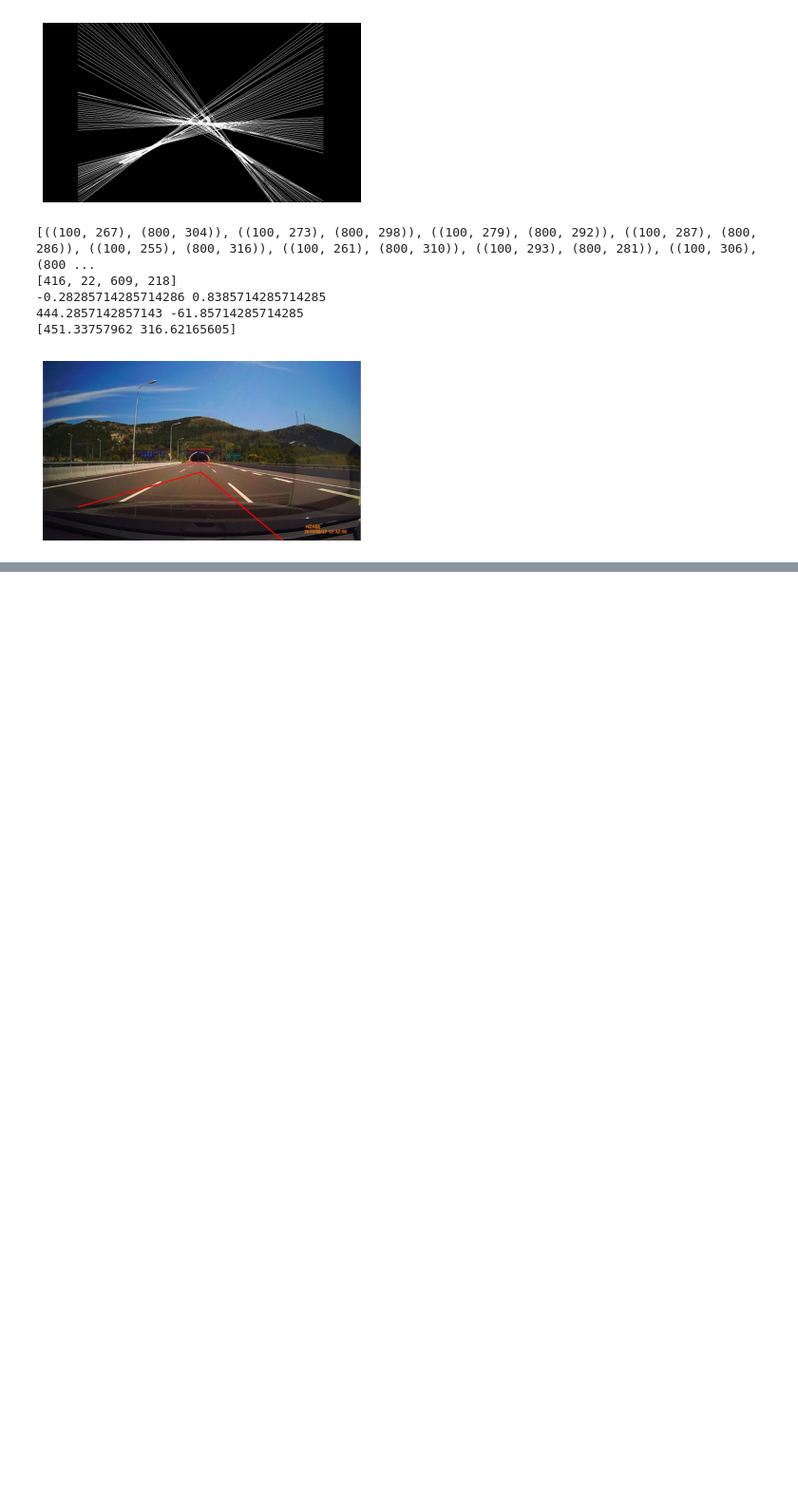
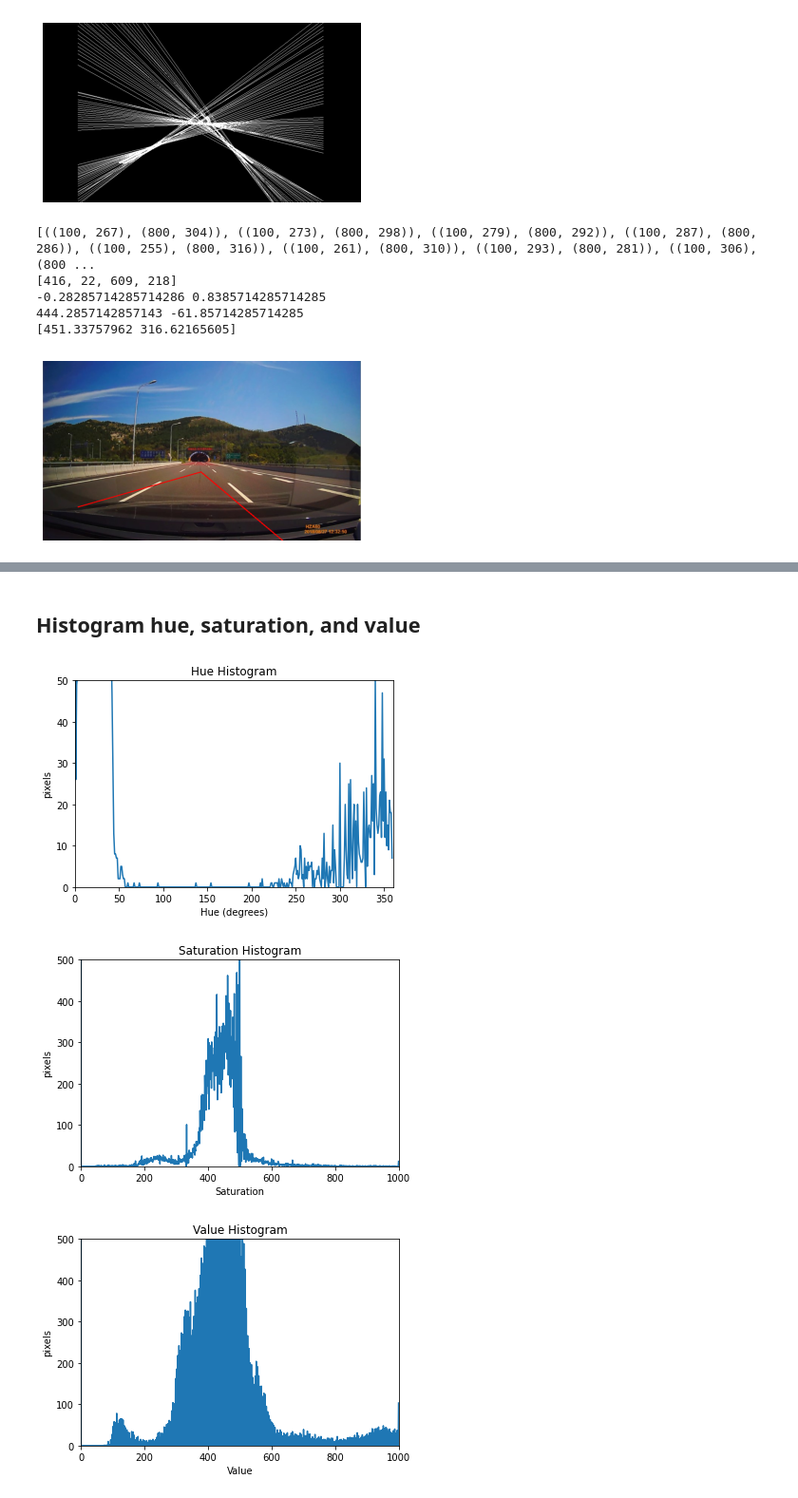
Before and after one commit to Beepbloop/lane_detection, a Jupyter notebook: EntireProcess.ipynb, the cells around one changed output, grey strips where cells are left out. Shown at 95% size. Saved outputs shown, nothing was run; the diff lists cells and outputs as text; code cells hidden in the pictures; blank space fills up the shorter version.

```diff
--- a/EntireProcess.ipynb
+++ b/EntireProcess.ipynb
@@ -388,0 +515,48 @@ plt.show()
+# %% [markdown]
+## Histogram hue, saturation, and value
+# %%
+maxHueValue = int(np.amax(hueImg)) + 1
+
+hueHistogram, hueBinEdges = np.histogram(hueImg, bins=maxHueValue, range=(0,maxHueValue))
+# configure and draw the histogram figure
+plt.figure()
+plt.title("Hue Histogram")
+plt.xlabel("Hue (degrees)")
+plt.ylabel("pixels")
+plt.xlim([0, maxHueValue])
+plt.ylim([0, 50]) # must be changed manually after generating once for better visual analysis
+
+plt.plot(hueBinEdges[0:-1], hueHistogram)  # <- or here
+plt.show()
+
+maxSatValue = int(np.amax(satImg)) + 1
+
+satHistogram, satBinEdges = np.histogram(satImg, bins=maxSatValue, range=(0,maxSatValue))
+# configure and draw the histogram figure
+plt.figure()
+plt.title("Saturation Histogram")
+plt.xlabel("Saturation (permille)")
+plt.ylabel("pixels")
+plt.xlim([0, maxSatValue])
+plt.ylim([0, 500]) # must be changed manually after generating once for better visual analysis
+
+plt.plot(satBinEdges[0:-1], satHistogram)  # <- or here
+plt.show()
+
+maxValValue = int(np.amax(valImg)) + 1
+
+valHistogram, valBinEdges = np.histogram(valImg, bins=maxValValue, range=(0,maxValValue))
+# configure and draw the histogram figure
+plt.figure()
+plt.title("Value Histogram")
+plt.xlabel("Value (permille)")
+plt.ylabel("pixels")
+plt.xlim([0, maxValValue])
+plt.ylim([0, 500]) # must be changed manually after generating once for better visual analysis
+
+plt.plot(valBinEdges[0:-1], valHistogram)  # <- or here
+plt.show()
+# %% [output]
+[figure, added]
+[figure, added]
+[figure, added]
```
Also changed, not shown: parts of 7 cells of this notebook.
